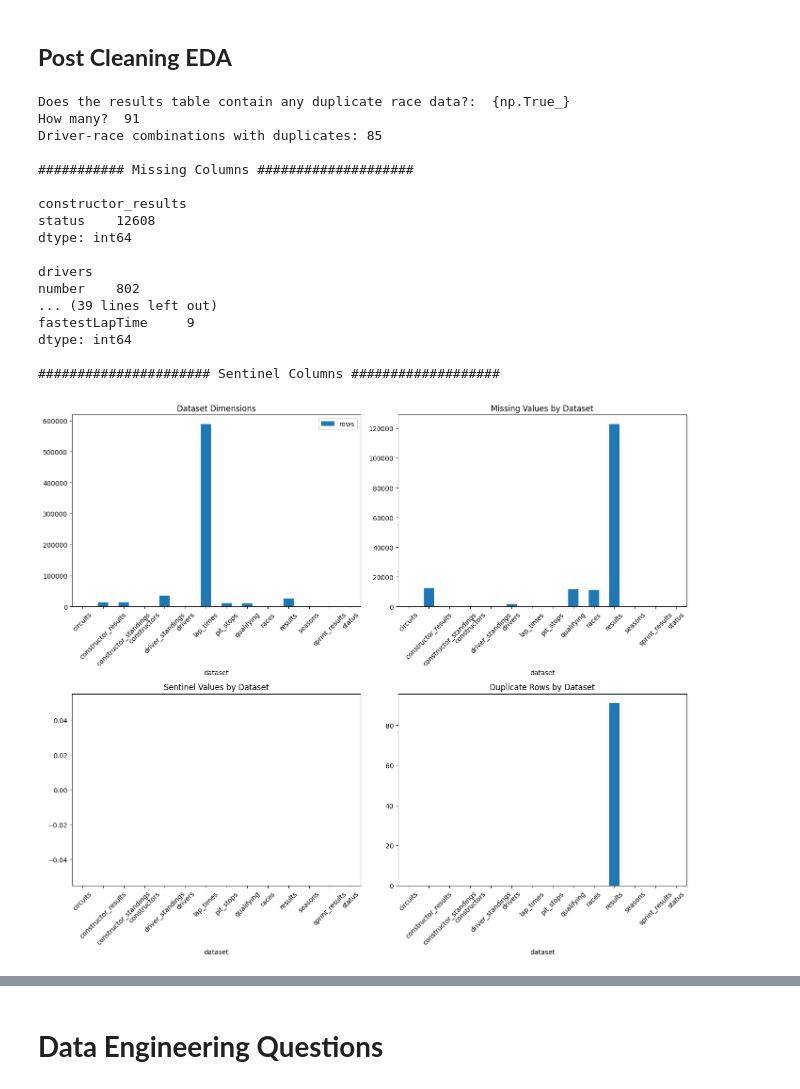
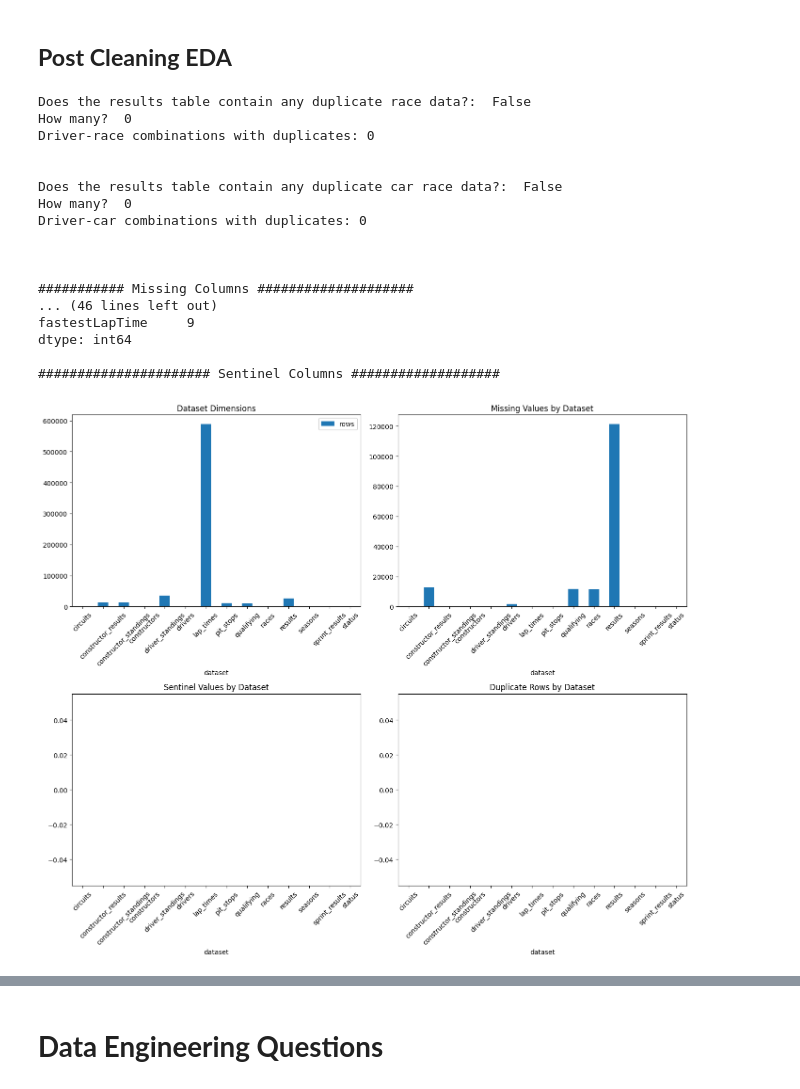
Before and after one commit to EchoKnights/CSEN903-Project, a Jupyter notebook: acl-milestone.ipynb, the cells around one changed output, grey strips where cells are left out. Cells and saved outputs as stored; diff of their text form; code cells hidden in the pictures.

Commit message:
finalized data cleaning + awaiting derrived features construction + model training currently broken due to incompatability

```diff
--- a/acl-milestone.ipynb
+++ b/acl-milestone.ipynb
@@ -659,0 +776,14 @@ sprint_results.statusId -> status: 0 values not found
+# %%
+# we chose to keep best position order as it is the entry most likely to finish the race
+sorted_results = temporary_results.sort_values(
+    ['raceId', 'number', 'positionOrder']
+)
+
+filtered_duplicates = sorted_results[
+    sorted_results.duplicated(
+        ['raceId', 'number'],
+        keep='first'
+    )
+]
+
+filtered_duplicates
@@ -659,0 +804,6 @@ sprint_results.statusId -> status: 0 values not found
+# %%
+cleaned_tables['results'] = temporary_results.drop(
+    filtered_duplicates.index
+)
+
+cleaned_tables['results']
@@ -688,19 +852,21 @@ for name, df in cleaned_tables.items():
     })
 
 
-check = results[['raceId', 'driverId']].duplicated().any()
-number = results[['raceId', 'driverId']].duplicated().sum()
+check = cleaned_tables['results'][['raceId', 'driverId']].duplicated().any()
+number = cleaned_tables['results'][['raceId', 'driverId']].duplicated().sum()
 duplicate_groups = (
-    results.groupby(["raceId", "driverId"])
+    cleaned_tables['results'].groupby(["raceId", "driverId"])
     .size()
 )
 duplicate_groups = duplicate_groups[duplicate_groups > 1]
 
-for record in duplicates:
-    if(record['dataset'] == 'results'):
-        record['duplicates'] = number
-        break
-
+check_car_dupe = bool(cleaned_tables['results'][['raceId', 'number']].duplicated().any())
+number_car_dupe = cleaned_tables['results'][['raceId', 'number']].duplicated().sum()
+duplicate_cars_groups = (
+    cleaned_tables['results'].groupby(["raceId", "number"])
+    .size()
+)
+duplicate_cars_groups = duplicate_cars_groups[duplicate_cars_groups > 1]
 
 summary_df = pd.DataFrame(summary)
 missing_df = pd.DataFrame(missing)
@@ -708,10 +874,17 @@ sentinels_df = pd.DataFrame(sentinels)
 duplicates_df = pd.DataFrame(duplicates)
 
 
-print('Does the results table contain any duplicate race data?: ', {check})
+print('Does the results table contain any duplicate race data?: ', check)
 print('How many? ', number)
 print("Driver-race combinations with duplicates:", len(duplicate_groups))
 
+print('\n')
+
+print('Does the results table contain any duplicate car race data?: ', check_car_dupe)
+print('How many? ', number_car_dupe)
+print("Driver-car combinations with duplicates:", len(duplicate_cars_groups))
+
+print('\n')
 
 print('')
 print('########### Missing Columns ####################')
@@ -762,45 +935,45 @@ sentinels_df.plot(
     y="sentinel_values",
     kind="bar",
     ax=axes[1, 0],
     title="Sentinel Values by Dataset",
     legend=False
 )
 
 # 4. Duplicate Rows (Bottom-Right)
 duplicates_df.plot(
     x="dataset",
     y="duplicates",
     kind="bar",
     ax=axes[1, 1],
     title="Duplicate Rows by Dataset",
     legend=False
 )
 
 # Rotate x-axis labels for readability and prevent overlapping titles/labels
 for ax in axes.flat:
     ax.tick_params(axis='x', rotation=45)
 
 plt.tight_layout()
 plt.show()
 # %% [output]
-Does the results table contain any duplicate race data?:  {np.True_}
-How many?  91
-Driver-race combinations with duplicates: 85
+Does the results table contain any duplicate race data?:  False
+How many?  0
+Driver-race combinations with duplicates: 0
+
+
+Does the results table contain any duplicate car race data?:  False
+How many?  0
+Driver-car combinations with duplicates: 0
+
+
 
 ########### Missing Columns ####################
-
-constructor_results
-status    12608
-dtype: int64
-
-drivers
-number    802
-... (39 lines left out)
+... (46 lines left out)
 fastestLapTime     9
 dtype: int64
 
 ###################### Sentinel Columns ###################
-[figure, old version]
+[figure, new version]
 # %%
 # for name, table in cleaned_tables.items():
 #     print(f"=========== {name} ===========")
```
Also changed, not shown: parts of 33 cells of this notebook.
